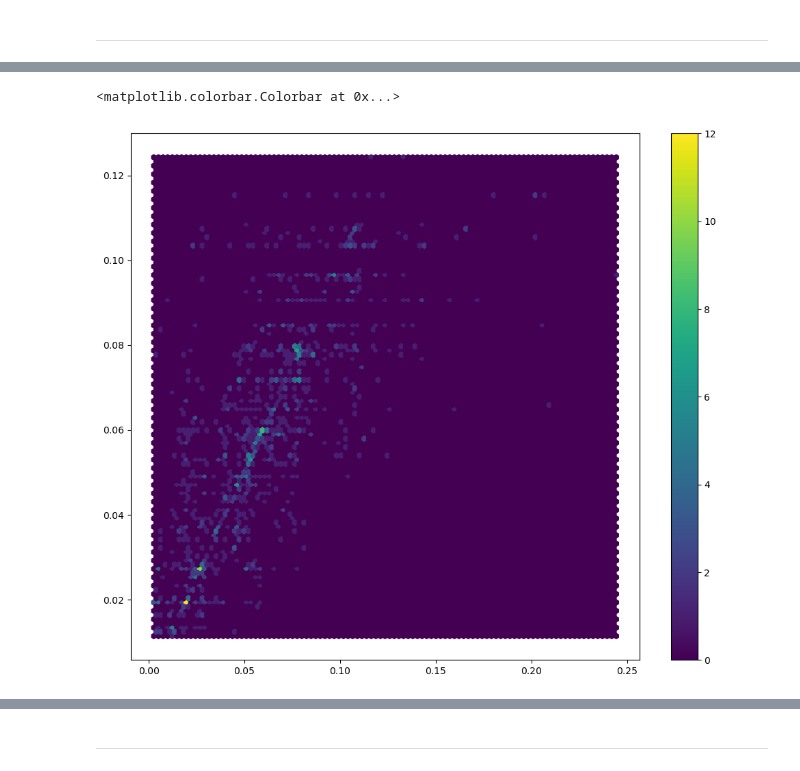
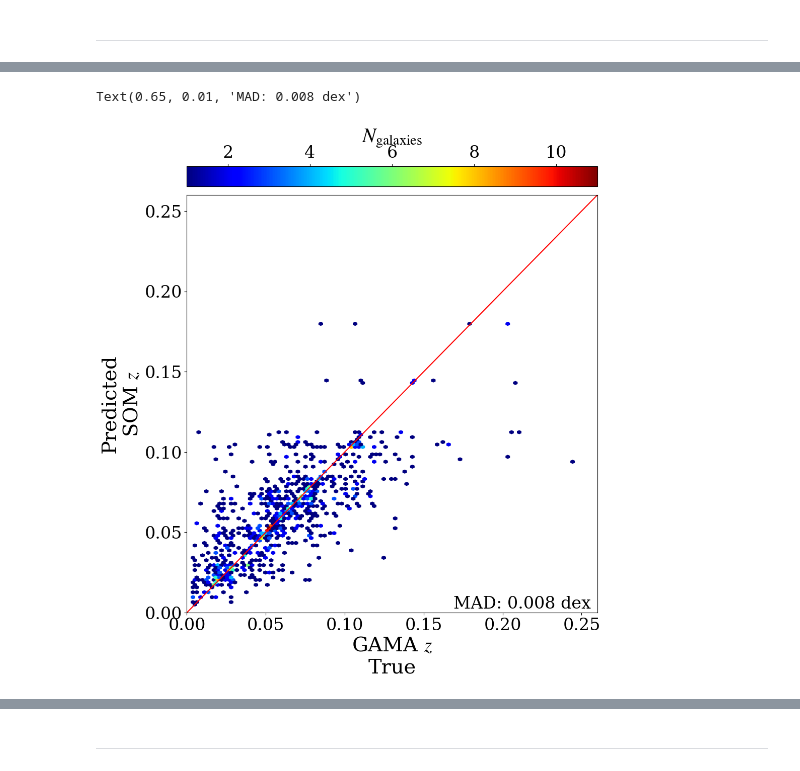
Before and after one commit to lsajkov/strw_mpdg, a Jupyter notebook: build_som.ipynb, the cells around one changed output, grey strips where cells are left out. Cells and saved outputs as stored; diff of their text form; code cells hidden in the pictures.

```diff
--- a/build_som.ipynb
+++ b/build_som.ipynb
@@ -346,13 +340,27 @@ ax.set_xlabel('SOM log$_{10}(M_*/M_{\odot})$')
-# %%
-fig = plt.figure(figsize = (12, 10))
-ax = fig.add_subplot()
-
-hb = ax.hexbin(input_labels['redshift'][:data_cut],
-               som_output[..., 1])
-
-fig.colorbar(mappable = hb)
-# %% [output]
-<matplotlib.colorbar.Colorbar at 0x...>
-[figure, removed]
+# %%
+fig = plt.figure(figsize = (10, 11), constrained_layout = True)
+ax = fig.add_subplot()
+
+hb = ax.hexbin(input_labels[..., 1][:data_cut],
+               som_output[..., 1],
+               mincnt = 1, cmap = 'jet')
+
+fig.colorbar(mappable = hb, ax = ax,
+             location = 'top', pad = 0.02, label = '$N_{\mathrm{galaxies}}$')
+
+ax.set_xlim(0, 0.26)
+ax.set_ylim(0, 0.26)
+
+ax.set_xlabel('GAMA $z$\nTrue')
+ax.set_ylabel('Predicted\nSOM $z$')
+
+ax.axline([0, 0], slope = 1, color = 'red')
+ax.text(0.65, 0.01,
+       f'MAD: {z_mad:.3f} dex',
+       ma = 'right',
+       transform = ax.transAxes)
+# %% [output]
+Text(0.65, 0.01, 'MAD: 0.008 dex')
+[figure, added]
 # %%
 np.shape(SOM.map_labels)
```
Also changed, not shown: parts of 17 cells of this notebook, 2 other files.
